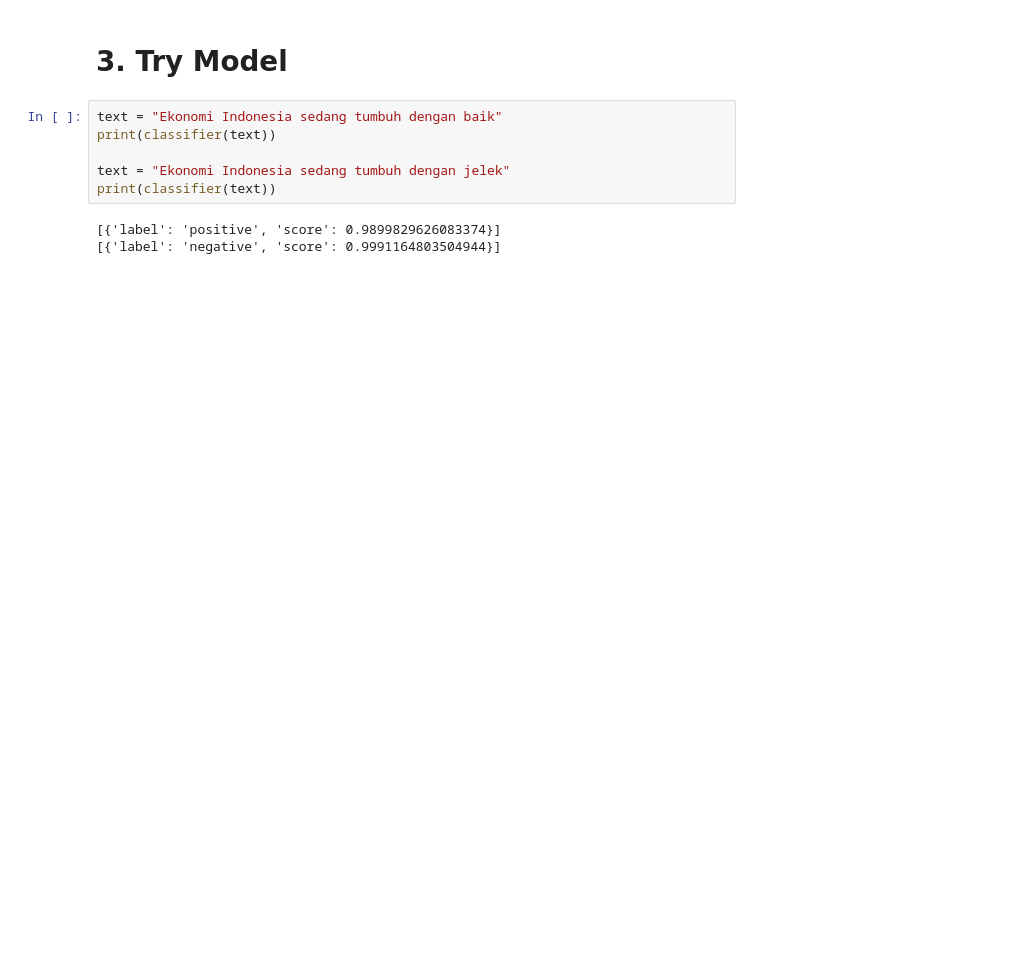
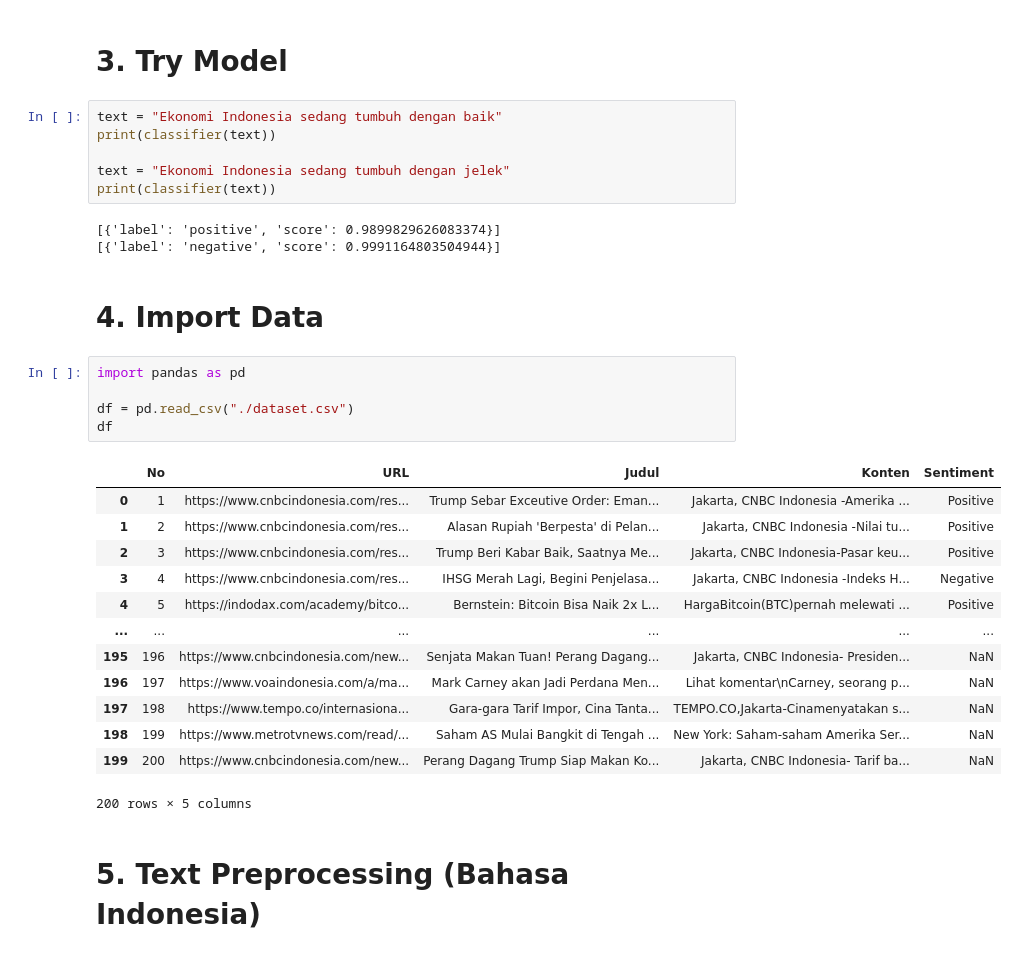
Before and after one commit to chiisana-riryi/kelompok-7-pba, a Jupyter notebook: week5/sentiment_analysis.ipynb, the cells around one changed output. Drawn from its saved outputs; the diff is of its cells as text; blank space fills up the shorter version.

```diff
--- a/week5/sentiment_analysis.ipynb
+++ b/week5/sentiment_analysis.ipynb
@@ -43,3 +43,26 @@ print(classifier(text))
 # %% [output]
 [{'label': 'positive', 'score': 0.9899829626083374}]
 [{'label': 'negative', 'score': 0.9991164803504944}]
+# %% [markdown]
+# 4. Import Data
+# %%
+import pandas as pd
+
+df = pd.read_csv("./dataset.csv")
+df
+# %% [output]
+|  | No | URL | Judul | Konten | Sentiment |
+| 0 | 1 | https://www.cnbcindonesia.com/res... | Trump Sebar Exceutive Order: Eman... | Jakarta, CNBC Indonesia -Amerika ... | Positive |
+| 1 | 2 | https://www.cnbcindonesia.com/res... | Alasan Rupiah 'Berpesta' di Pelan... | Jakarta, CNBC Indonesia -Nilai tu... | Positive |
+| 2 | 3 | https://www.cnbcindonesia.com/res... | Trump Beri Kabar Baik, Saatnya Me... | Jakarta, CNBC Indonesia-Pasar keu... | Positive |
+| 3 | 4 | https://www.cnbcindonesia.com/res... | IHSG Merah Lagi, Begini Penjelasa... | Jakarta, CNBC Indonesia -Indeks H... | Negative |
+| 4 | 5 | https://indodax.com/academy/bitco... | Bernstein: Bitcoin Bisa Naik 2x L... | HargaBitcoin(BTC)pernah melewati ... | Positive |
+| ... | ... | ... | ... | ... | ... |
+| 195 | 196 | https://www.cnbcindonesia.com/new... | Senjata Makan Tuan! Perang Dagang... | Jakarta, CNBC Indonesia- Presiden... | NaN |
+| 196 | 197 | https://www.voaindonesia.com/a/ma... | Mark Carney akan Jadi Perdana Men... | Lihat komentar\nCarney, seorang p... | NaN |
+| 197 | 198 | https://www.tempo.co/internasiona... | Gara-gara Tarif Impor, Cina Tanta... | TEMPO.CO,Jakarta-Cinamenyatakan s... | NaN |
+| 198 | 199 | https://www.metrotvnews.com/read/... | Saham AS Mulai Bangkit di Tengah ... | New York: Saham-saham Amerika Ser... | NaN |
+| 199 | 200 | https://www.cnbcindonesia.com/new... | Perang Dagang Trump Siap Makan Ko... | Jakarta, CNBC Indonesia- Tarif ba... | NaN |
+200 rows × 5 columns
+# %% [markdown]
+# 5. Text Preprocessing (Bahasa Indonesia)
```
Also changed, not shown: parts of 10 cells of this notebook.
